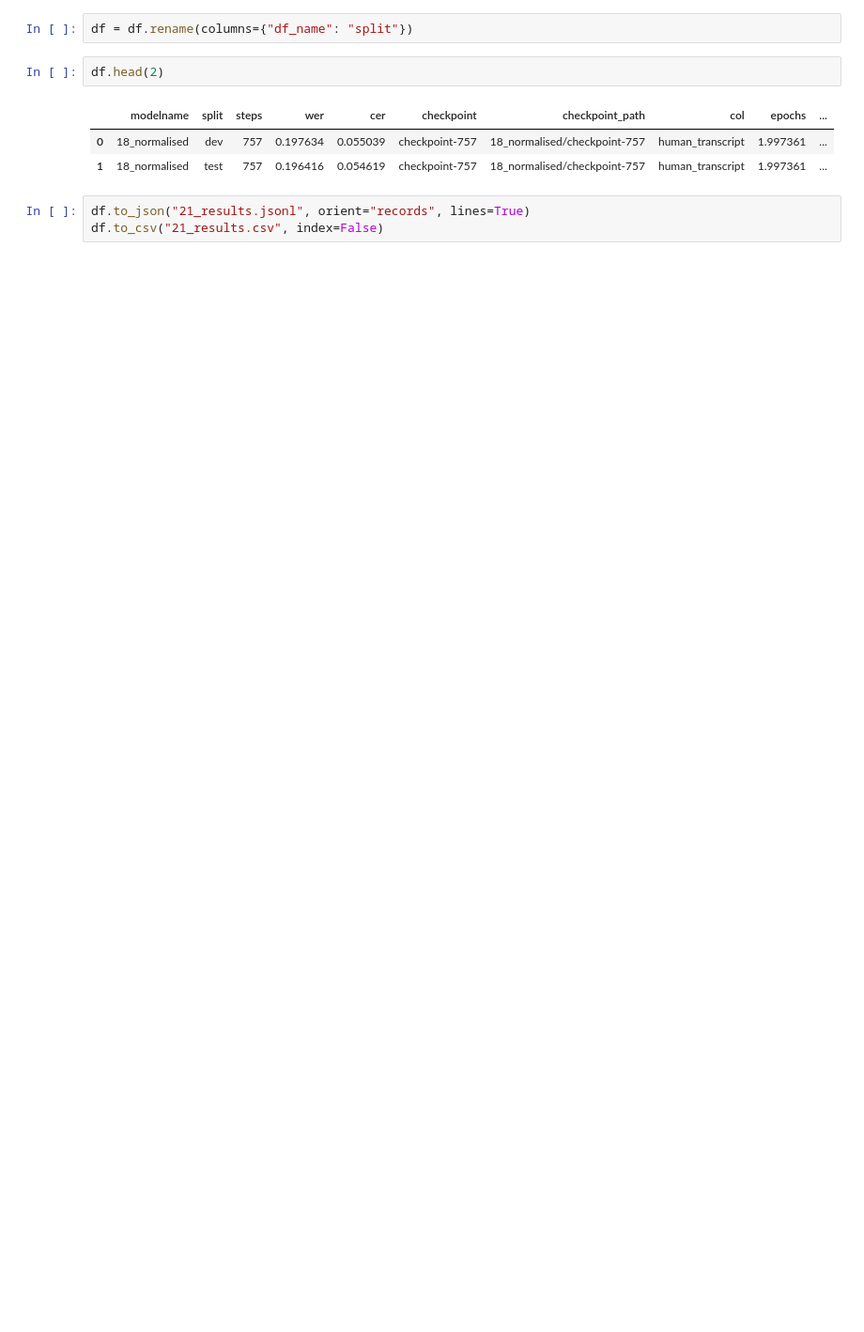
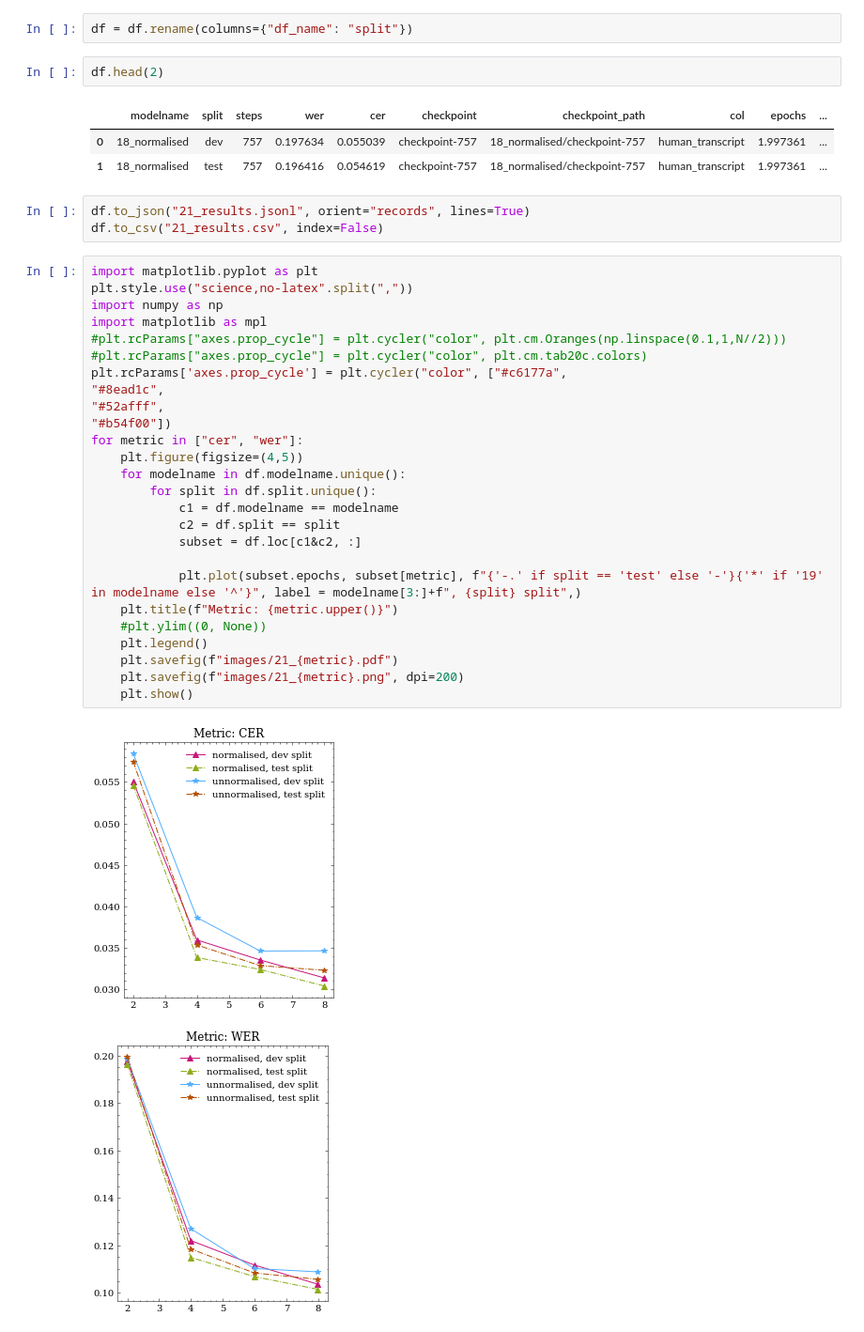
Before and after one commit to 5roop/task8, a Jupyter notebook: 21_per_epoch_evaluation.ipynb, the cells around one changed output. Shown at 94% size. Drawn from its saved outputs; the diff is of its cells as text; blank space fills up the shorter version.

Commit message:
Make first plots

```diff
--- a/21_per_epoch_evaluation.ipynb
+++ b/21_per_epoch_evaluation.ipynb
@@ -154,3 +154,32 @@ df.head(2)
 # %%
 df.to_json("21_results.jsonl", orient="records", lines=True)
 df.to_csv("21_results.csv", index=False)
+# %%
+import matplotlib.pyplot as plt
+plt.style.use("science,no-latex".split(","))
+import numpy as np
+import matplotlib as mpl
+#plt.rcParams["axes.prop_cycle"] = plt.cycler("color", plt.cm.Oranges(np.linspace(0.1,1,N//2)))
+#plt.rcParams["axes.prop_cycle"] = plt.cycler("color", plt.cm.tab20c.colors)
+plt.rcParams['axes.prop_cycle'] = plt.cycler("color", ["#c6177a",
+"#8ead1c",
+"#52afff",
+"#b54f00"])
+for metric in ["cer", "wer"]:
+    plt.figure(figsize=(4,5))
+    for modelname in df.modelname.unique():
+        for split in df.split.unique():
+            c1 = df.modelname == modelname
+            c2 = df.split == split
+            subset = df.loc[c1&c2, :]
+
+            plt.plot(subset.epochs, subset[metric], f"{'-.' if split == 'test' else '-'}{'*' if '19' in modelname else '^'}", label = modelname[3:]+f", {split} split",)
+    plt.title(f"Metric: {metric.upper()}")
+    #plt.ylim((0, None))
+    plt.legend()
+    plt.savefig(f"images/21_{metric}.pdf")
+    plt.savefig(f"images/21_{metric}.png", dpi=200)
+    plt.show()
+# %% [output]
+[figure, added]
+[figure, added]
```
Also changed, not shown: parts of 4 cells of this notebook, 4 other files.
